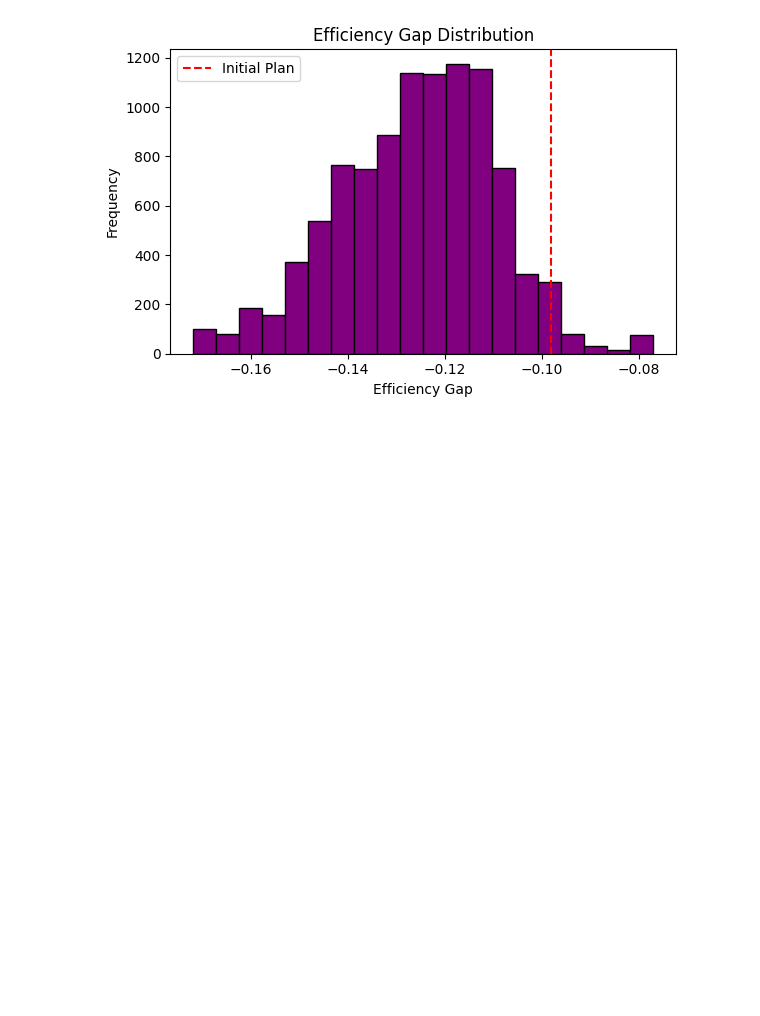
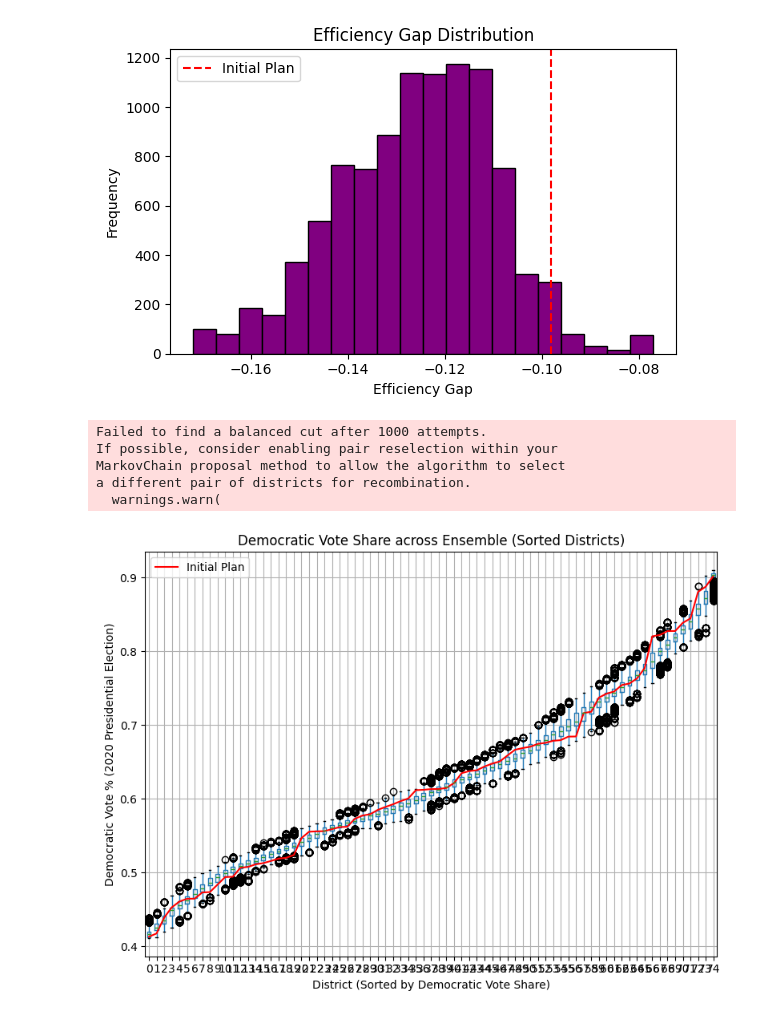
Before and after one commit to JinglinZhou99/Final_Project_MAUP_RI, a Jupyter notebook: gerrychainRI.ipynb, the cells around one changed output. Drawn from its saved outputs; the diff is of its cells as text; code cells hidden in the pictures; blank space fills up the shorter version.

Commit message:
added each partition democratic vote precent

```diff
--- a/gerrychainRI.ipynb
+++ b/gerrychainRI.ipynb
@@ -246,3 +246,47 @@ MarkovChain proposal method to allow the algorithm to select
 a different pair of districts for recombination.
   warnings.warn(
 [figure]
+# %%
+# collect democratic vote percentages for each partition
+partitions = []
+chain = MarkovChain(
+     proposal=recom_proposal,
+     constraints=[population_constraint],
+     accept=accept.always_accept,
+     initial_state=initial_partition,
+     total_steps=total_steps_short
+)
+
+for partition in chain:
+    partitions.append(partition)
+
+# Create DataFrame with sorted Democratic vote percentages for each partition
+data_pre_mb = pd.DataFrame(
+    sorted(partition["pres_2020"].percents("Democratic"))
+    for partition in partitions
+)
+
+# Plot box plot with initial plan overlay
+fig, ax = plt.subplots(figsize=(8, 6))
+
+# Draw boxplot for sorted Democratic vote percentages
+data_pre_mb.boxplot(ax=ax, positions=range(len(data_pre_mb.columns)))
+
+plt.plot(range(len(data_pre_mb.columns)), data_pre_mb.iloc[0], color="red", label="Initial Plan")
+
+ax.set_title("Democratic Vote Share across Ensemble (Sorted Districts)")
+ax.set_ylabel("Democratic Vote % (2020 Presidential Election)")
+ax.set_xlabel("District (Sorted by Democratic Vote Share)")
+ax.legend()
+
+
+plt.tight_layout()
+plt.savefig("boxplot_dem_vote_share.png")
+plt.show()
+# %% [output]
+Failed to find a balanced cut after 1000 attempts.
+If possible, consider enabling pair reselection within your
+MarkovChain proposal method to allow the algorithm to select
+a different pair of districts for recombination.
+  warnings.warn(
+[figure, added]
```
Also changed, not shown: 1 other file.
